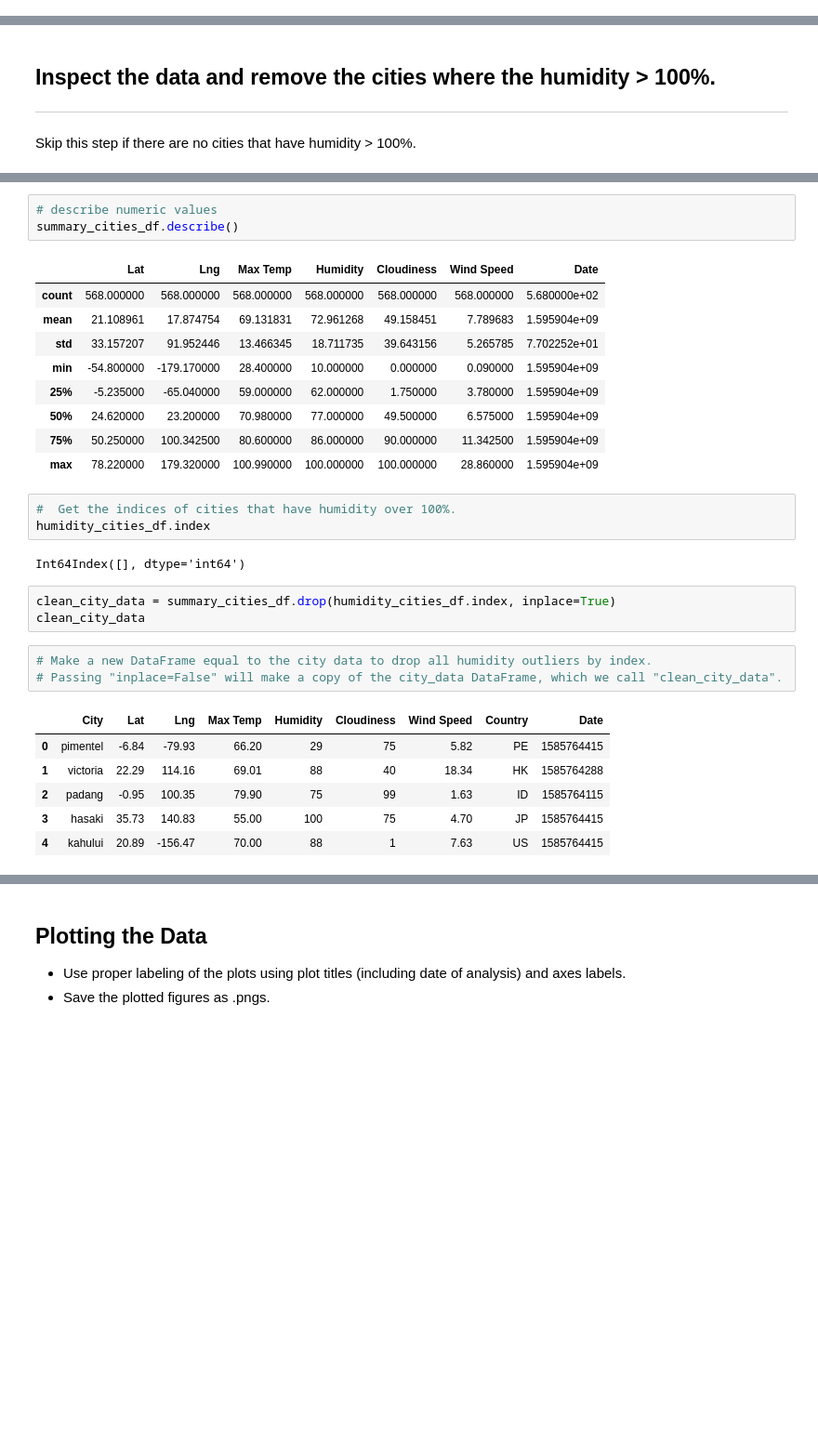
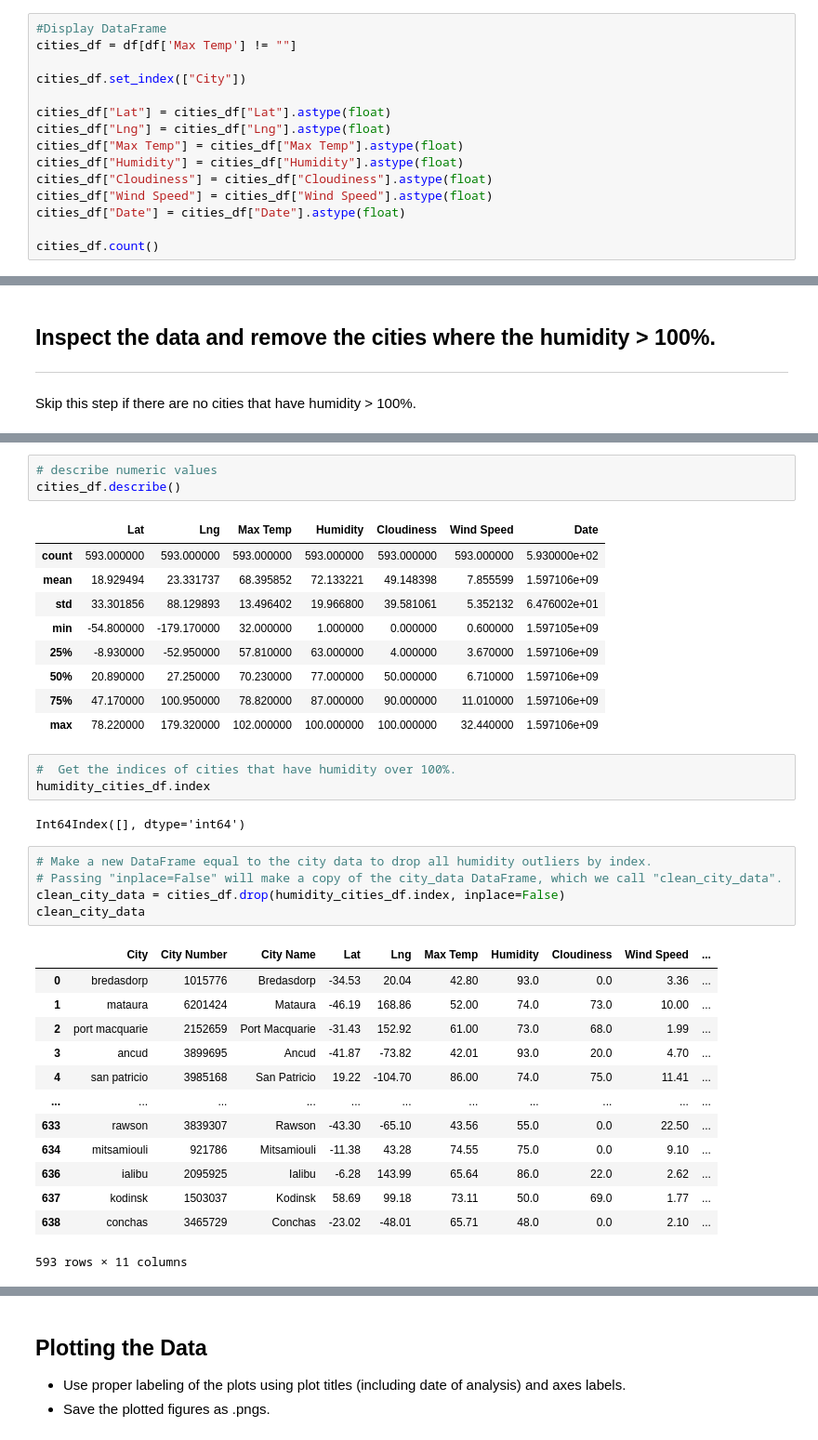
Before and after one commit to tawnynichols/python-api-challenge, a Jupyter notebook: WeatherPy/WeatherPy.ipynb, the cells around one changed output, grey strips where cells are left out. Shown at 93% size. Cells and saved outputs as stored; diff of their text form; blank space fills up the shorter version.

```diff
--- a/WeatherPy/WeatherPy.ipynb
+++ b/WeatherPy/WeatherPy.ipynb
@@ -185,0 +132,15 @@ summary_cities_df
+# %%
+#Display DataFrame
+cities_df = df[df['Max Temp'] != ""]
+
+cities_df.set_index(["City"])
+
+cities_df["Lat"] = cities_df["Lat"].astype(float)
+cities_df["Lng"] = cities_df["Lng"].astype(float)
+cities_df["Max Temp"] = cities_df["Max Temp"].astype(float)
+cities_df["Humidity"] = cities_df["Humidity"].astype(float)
+cities_df["Cloudiness"] = cities_df["Cloudiness"].astype(float)
+cities_df["Wind Speed"] = cities_df["Wind Speed"].astype(float)
+cities_df["Date"] = cities_df["Date"].astype(float)
+
+cities_df.count()
@@ -196,33 +184,39 @@ humidity_cities_df
 # %%
 # describe numeric values
-summary_cities_df.describe()
+cities_df.describe()
 # %% [output]
 |  | Lat | Lng | Max Temp | Humidity | Cloudiness | Wind Speed | Date |
-| count | 568.000000 | 568.000000 | 568.000000 | 568.000000 | 568.000000 | 568.000000 | 5.680000e+02 |
-| mean | 21.108961 | 17.874754 | 69.131831 | 72.961268 | 49.158451 | 7.789683 | 1.595904e+09 |
-| std | 33.157207 | 91.952446 | 13.466345 | 18.711735 | 39.643156 | 5.265785 | 7.702252e+01 |
-| min | -54.800000 | -179.170000 | 28.400000 | 10.000000 | 0.000000 | 0.090000 | 1.595904e+09 |
-| 25% | -5.235000 | -65.040000 | 59.000000 | 62.000000 | 1.750000 | 3.780000 | 1.595904e+09 |
-| 50% | 24.620000 | 23.200000 | 70.980000 | 77.000000 | 49.500000 | 6.575000 | 1.595904e+09 |
-| 75% | 50.250000 | 100.342500 | 80.600000 | 86.000000 | 90.000000 | 11.342500 | 1.595904e+09 |
-| max | 78.220000 | 179.320000 | 100.990000 | 100.000000 | 100.000000 | 28.860000 | 1.595904e+09 |
+| count | 593.000000 | 593.000000 | 593.000000 | 593.000000 | 593.000000 | 593.000000 | 5.930000e+02 |
+| mean | 18.929494 | 23.331737 | 68.395852 | 72.133221 | 49.148398 | 7.855599 | 1.597106e+09 |
+| std | 33.301856 | 88.129893 | 13.496402 | 19.966800 | 39.581061 | 5.352132 | 6.476002e+01 |
+| min | -54.800000 | -179.170000 | 32.000000 | 1.000000 | 0.000000 | 0.600000 | 1.597105e+09 |
+| 25% | -8.930000 | -52.950000 | 57.810000 | 63.000000 | 4.000000 | 3.670000 | 1.597106e+09 |
+| 50% | 20.890000 | 27.250000 | 70.230000 | 77.000000 | 50.000000 | 6.710000 | 1.597106e+09 |
+| 75% | 47.170000 | 100.950000 | 78.820000 | 87.000000 | 90.000000 | 11.010000 | 1.597106e+09 |
+| max | 78.220000 | 179.320000 | 102.000000 | 100.000000 | 100.000000 | 32.440000 | 1.597106e+09 |
 # %%
 #  Get the indices of cities that have humidity over 100%.
 humidity_cities_df.index
 # %% [output]
 Int64Index([], dtype='int64')
-# %%
-clean_city_data = summary_cities_df.drop(humidity_cities_df.index, inplace=True)
-clean_city_data
 # %%
 # Make a new DataFrame equal to the city data to drop all humidity outliers by index.
 # Passing "inplace=False" will make a copy of the city_data DataFrame, which we call "clean_city_data".
+clean_city_data = cities_df.drop(humidity_cities_df.index, inplace=False)
+clean_city_data
 # %% [output]
-|  | City | Lat | Lng | Max Temp | Humidity | Cloudiness | Wind Speed | Country | Date |
-| 0 | pimentel | -6.84 | -79.93 | 66.20 | 29 | 75 | 5.82 | PE | 1585764415 |
-| 1 | victoria | 22.29 | 114.16 | 69.01 | 88 | 40 | 18.34 | HK | 1585764288 |
-| 2 | padang | -0.95 | 100.35 | 79.90 | 75 | 99 | 1.63 | ID | 1585764115 |
-| 3 | hasaki | 35.73 | 140.83 | 55.00 | 100 | 75 | 4.70 | JP | 1585764415 |
-| 4 | kahului | 20.89 | -156.47 | 70.00 | 88 | 1 | 7.63 | US | 1585764415 |
+|  | City | City Number | City Name | Lat | Lng | Max Temp | Humidity | Cloudiness | Wind Speed | ... |
+| 0 | bredasdorp | 1015776 | Bredasdorp | -34.53 | 20.04 | 42.80 | 93.0 | 0.0 | 3.36 | ... |
+| 1 | mataura | 6201424 | Mataura | -46.19 | 168.86 | 52.00 | 74.0 | 73.0 | 10.00 | ... |
+| 2 | port macquarie | 2152659 | Port Macquarie | -31.43 | 152.92 | 61.00 | 73.0 | 68.0 | 1.99 | ... |
+| 3 | ancud | 3899695 | Ancud | -41.87 | -73.82 | 42.01 | 93.0 | 20.0 | 4.70 | ... |
+| 4 | san patricio | 3985168 | San Patricio | 19.22 | -104.70 | 86.00 | 74.0 | 75.0 | 11.41 | ... |
+| ... | ... | ... | ... | ... | ... | ... | ... | ... | ... | ... |
+| 633 | rawson | 3839307 | Rawson | -43.30 | -65.10 | 43.56 | 55.0 | 0.0 | 22.50 | ... |
+| 634 | mitsamiouli | 921786 | Mitsamiouli | -11.38 | 43.28 | 74.55 | 75.0 | 0.0 | 9.10 | ... |
+| 636 | ialibu | 2095925 | Ialibu | -6.28 | 143.99 | 65.64 | 86.0 | 22.0 | 2.62 | ... |
+| 637 | kodinsk | 1503037 | Kodinsk | 58.69 | 99.18 | 73.11 | 50.0 | 69.0 | 1.77 | ... |
+| 638 | conchas | 3465729 | Conchas | -23.02 | -48.01 | 65.71 | 48.0 | 0.0 | 2.10 | ... |
+593 rows × 11 columns
 # %%
 # Extract relevant fields from the data frame
```
Also changed, not shown: parts of 34 cells of this notebook, 11 other files.
